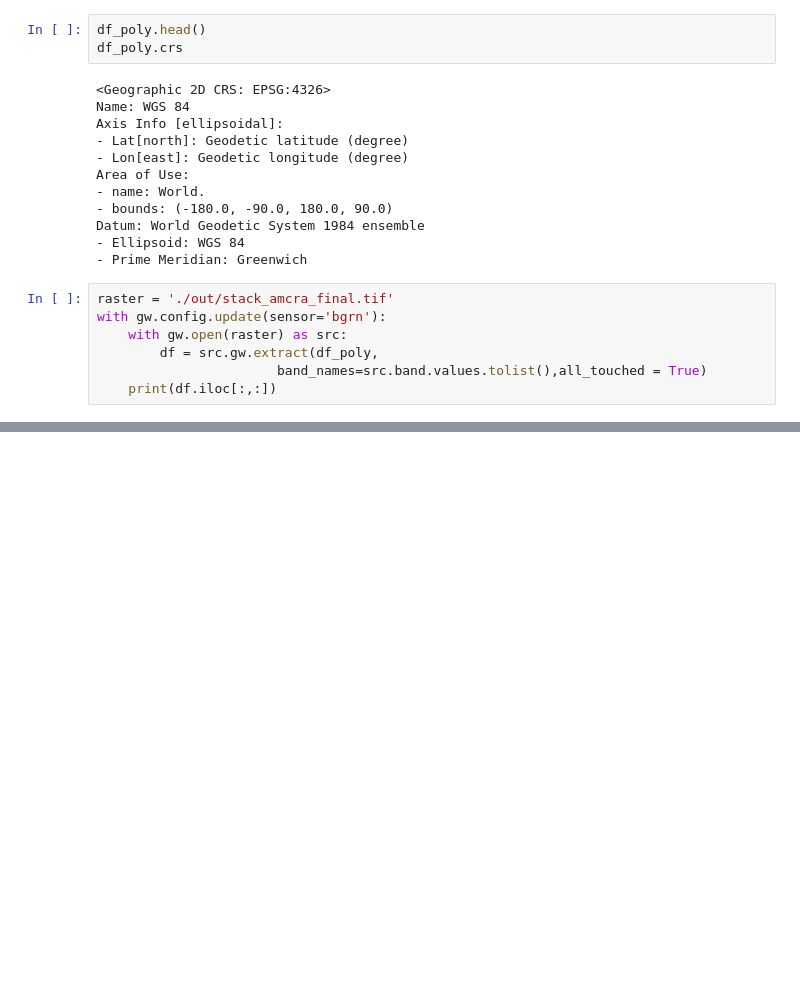
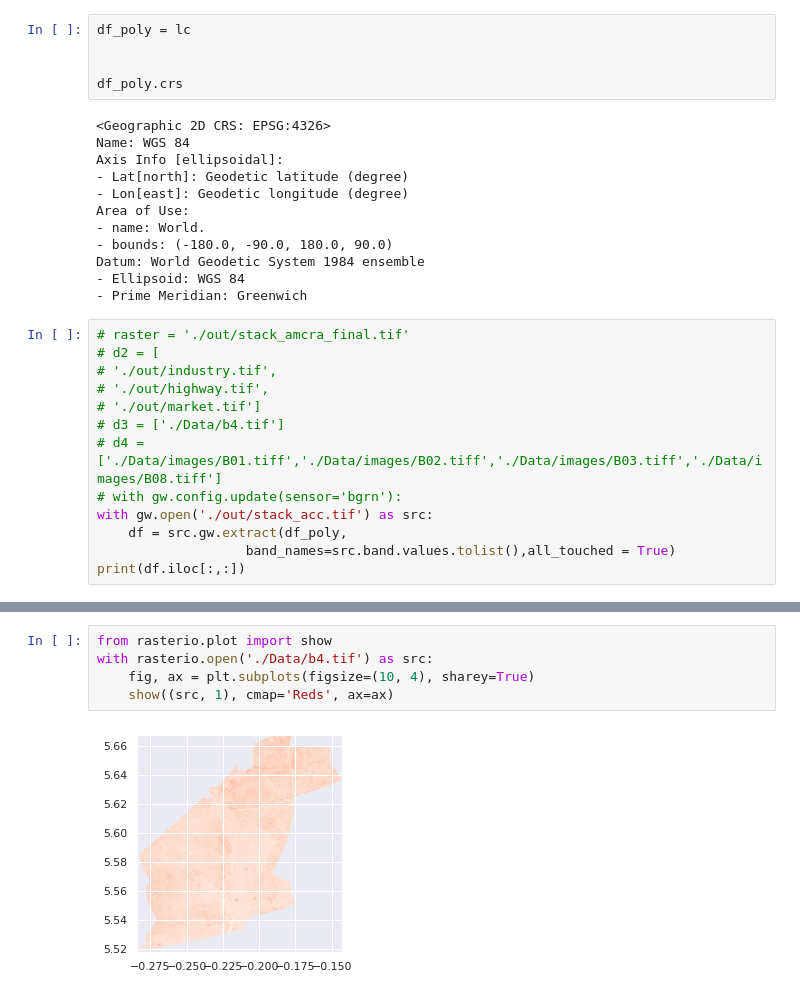
Before and after one commit to rad15f/Geospatial-Slum-Prediction-Ghana, a Jupyter notebook: Training_Modeling.ipynb, the cells around one changed output, grey strips where cells are left out. Drawn from its saved outputs; the diff is of its cells as text; blank space fills up the shorter version.

```diff
--- a/Training_Modeling.ipynb
+++ b/Training_Modeling.ipynb
@@ -114,5 +121,7 @@ plt.tight_layout(pad = 1)
 # %%
-df_poly.head()
+df_poly = lc
+
+
 df_poly.crs
 # %% [output]
 <Geographic 2D CRS: EPSG:4326>
@@ -127,10 +136,16 @@ Datum: World Geodetic System 1984 ensemble
 - Ellipsoid: WGS 84
 - Prime Meridian: Greenwich
 # %%
-raster = './out/stack_amcra_final.tif'
-with gw.config.update(sensor='bgrn'):
-    with gw.open(raster) as src:
-        df = src.gw.extract(df_poly,
-                       band_names=src.band.values.tolist(),all_touched = True)
-    print(df.iloc[:,:])
+# raster = './out/stack_amcra_final.tif'
+# d2 = [
+# './out/industry.tif',
+# './out/highway.tif',
+# './out/market.tif']
+# d3 = ['./Data/b4.tif']
+# d4 = ['./Data/images/B01.tiff','./Data/images/B02.tiff','./Data/images/B03.tiff','./Data/images/B08.tiff']
+# with gw.config.update(sensor='bgrn'):
+with gw.open('./out/stack_acc.tif') as src:
+    df = src.gw.extract(df_poly,
+                   band_names=src.band.values.tolist(),all_touched = True)
+print(df.iloc[:,:])
 # %% [output]
@@ -193,0 +289,7 @@ pipe = Pipeline([
+# %%
+from rasterio.plot import show
+with rasterio.open('./Data/b4.tif') as src:
+    fig, ax = plt.subplots(figsize=(10, 4), sharey=True)
+    show((src, 1), cmap='Reds', ax=ax)
+# %% [output]
+[figure, added]
```
Also changed, not shown: parts of 34 cells of this notebook, 25 other files.
